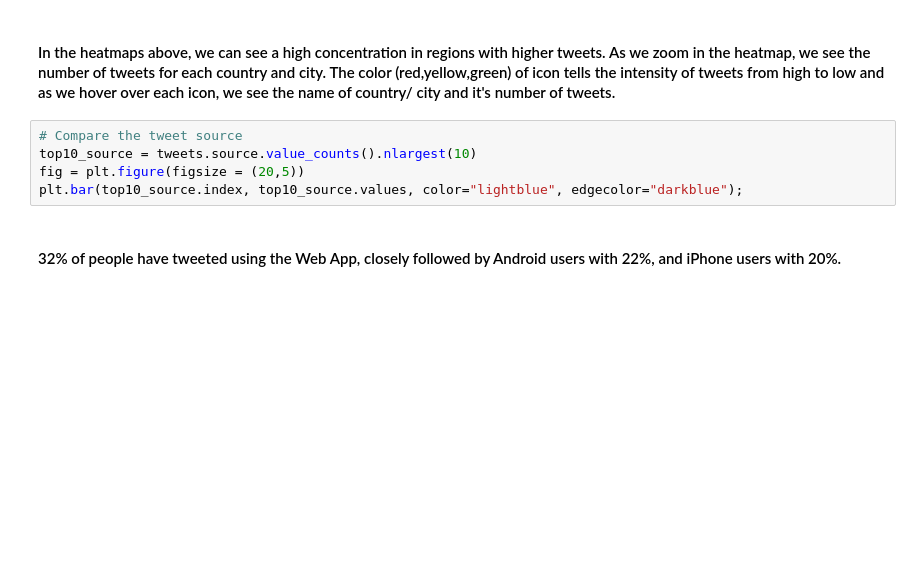
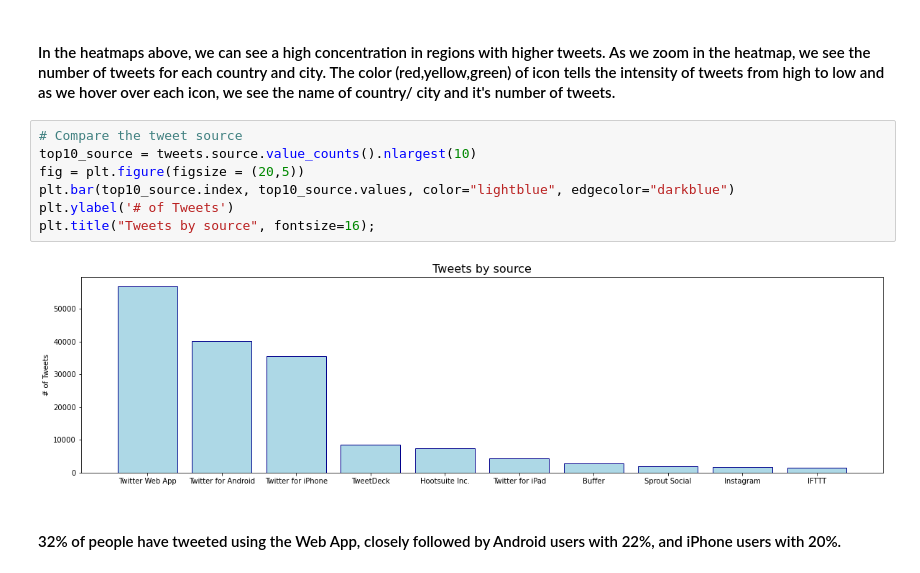
Before and after one commit to ArushiC/COVID-19-Tweets-Analysis, a Jupyter notebook: covid19-tweets-geo-and-sentiment-analysis.ipynb, the cells around one changed output. Saved outputs shown, nothing was run; the diff lists cells and outputs as text; blank space fills up the shorter version.

Commit message:
Format graphs

```diff
--- a/covid19-tweets-geo-and-sentiment-analysis.ipynb
+++ b/covid19-tweets-geo-and-sentiment-analysis.ipynb
@@ -230,8 +306,12 @@ generateBaseMap('city',top100_city)
 # %%
 # Compare the tweet source
 top10_source = tweets.source.value_counts().nlargest(10)
 fig = plt.figure(figsize = (20,5))
-plt.bar(top10_source.index, top10_source.values, color="lightblue", edgecolor="darkblue");
+plt.bar(top10_source.index, top10_source.values, color="lightblue", edgecolor="darkblue")
+plt.ylabel('# of Tweets')
+plt.title("Tweets by source", fontsize=16);
+# %% [output]
+[figure, added]
 # %% [markdown]
 #### 32% of people have tweeted using the Web App, closely followed by Android users with 22%, and iPhone users with 20%.
 # %%
```
Also changed, not shown: parts of 23 cells of this notebook.
